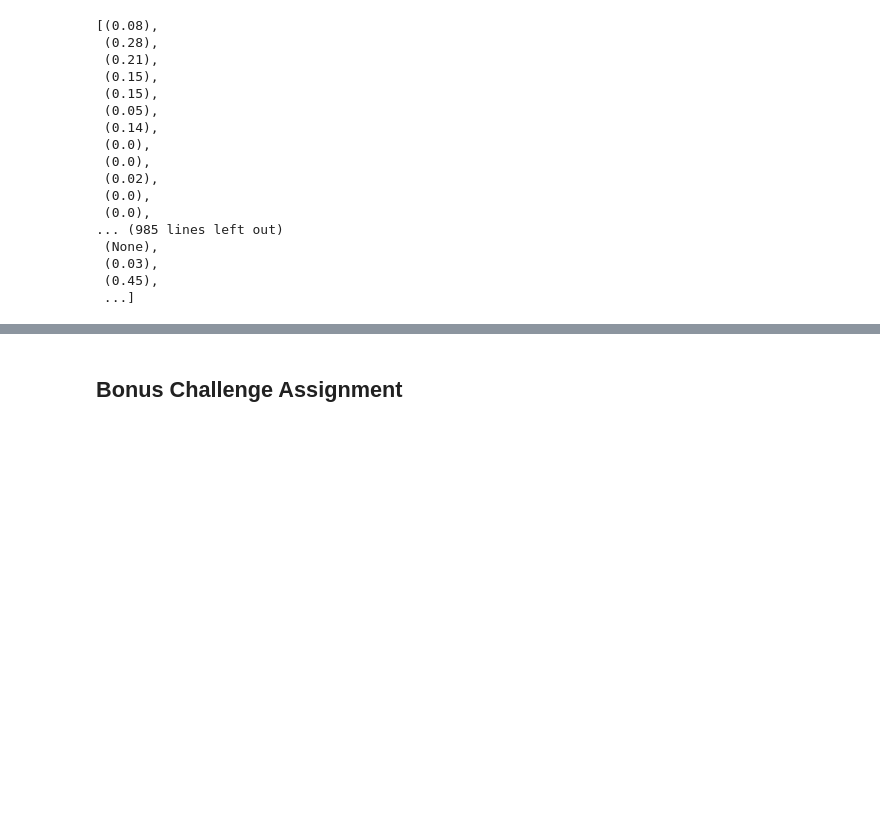
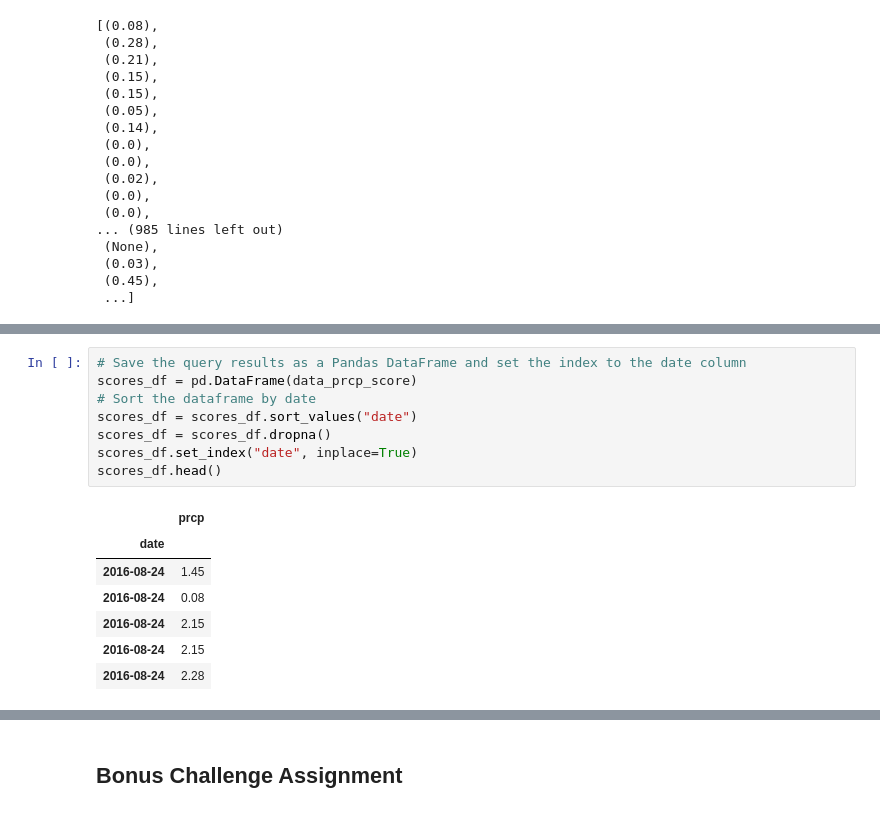
Before and after one commit to bbruzos/sqlaclhemy-challenge, a Jupyter notebook: climate_starter.ipynb, the cells around one changed output, grey strips where cells are left out. Cells and saved outputs as stored; diff of their text form; blank space fills up the shorter version.

```diff
--- a/climate_starter.ipynb
+++ b/climate_starter.ipynb
@@ -83,0 +99,16 @@ The date calculated: 2016-08-23
+# %%
+# Save the query results as a Pandas DataFrame and set the index to the date column
+scores_df = pd.DataFrame(data_prcp_score)
+# Sort the dataframe by date
+scores_df = scores_df.sort_values("date")
+scores_df = scores_df.dropna()
+scores_df.set_index("date", inplace=True)
+scores_df.head()
+# %% [output]
+|  | prcp |
+| date |  |
+| 2016-08-24 | 1.45 |
+| 2016-08-24 | 0.08 |
+| 2016-08-24 | 2.15 |
+| 2016-08-24 | 2.15 |
+| 2016-08-24 | 2.28 |
```
Also changed, not shown: parts of 10 cells of this notebook.
